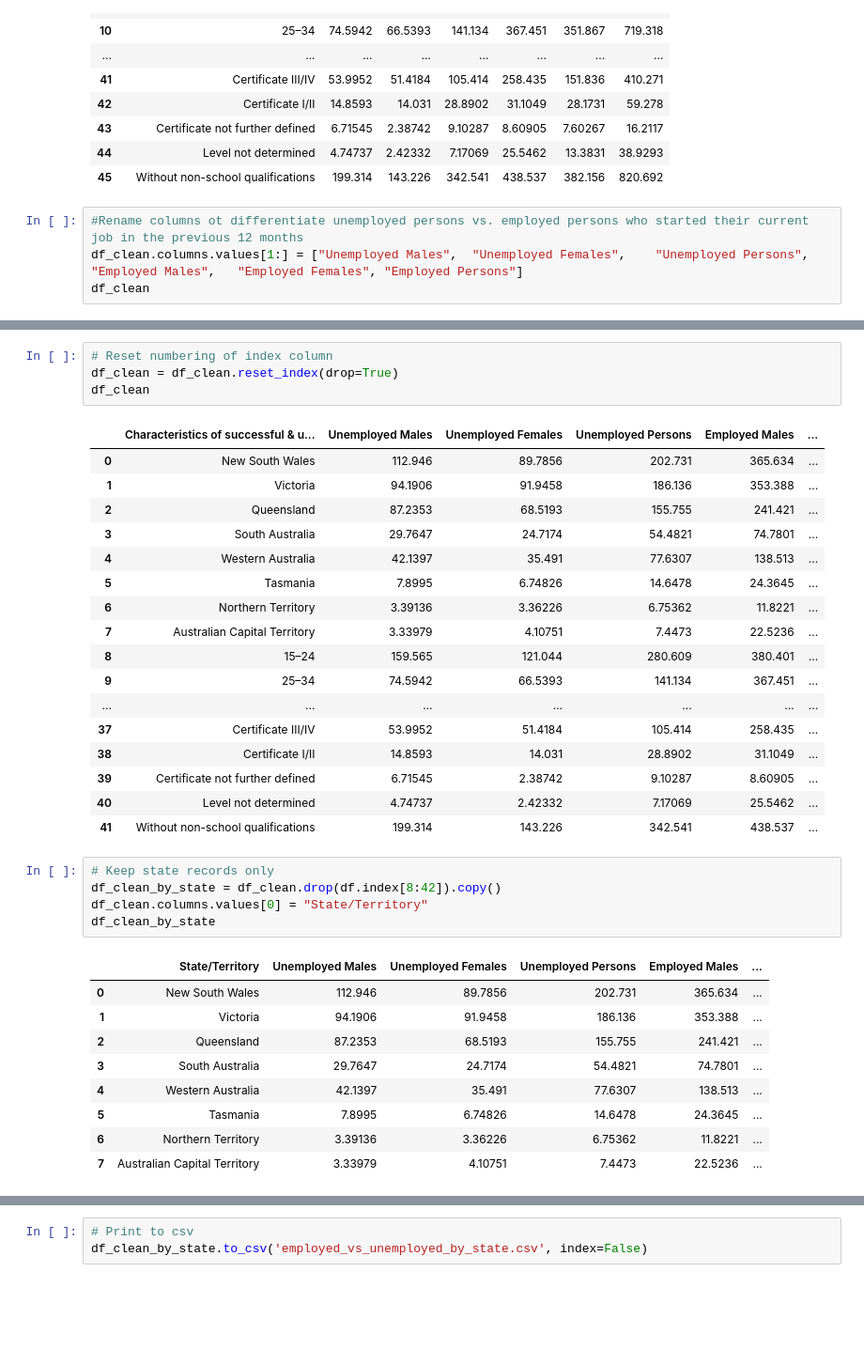
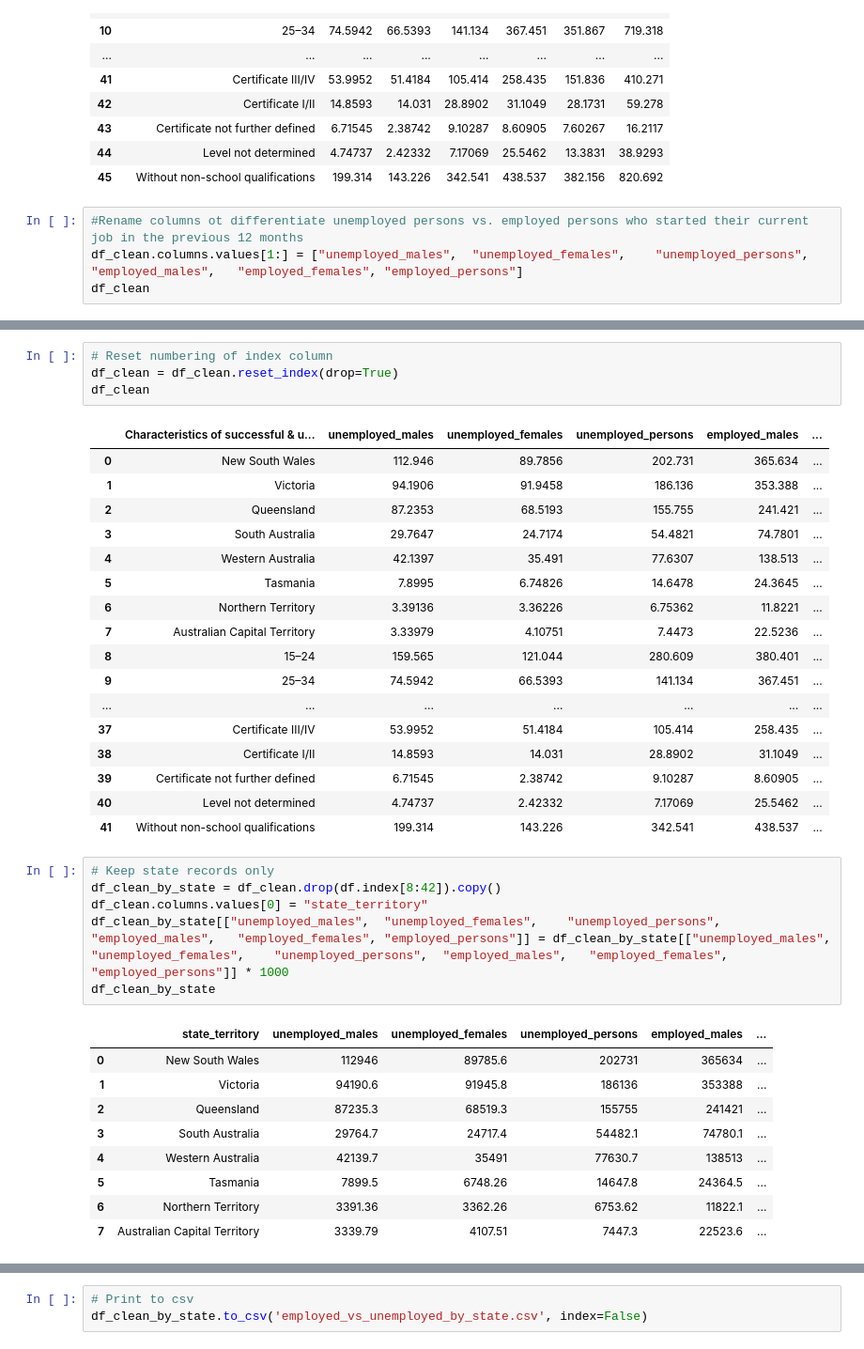
Before and after one commit to dianeyaneza/UWA-Data-Project-2-ETL-SkillsBridge, a Jupyter notebook: char_of_succesful_job_search.ipynb, the cells around one changed output, grey strips where cells are left out. Shown at 94% size. Saved outputs shown, nothing was run; the diff lists cells and outputs as text; blank space fills up the shorter version.

```diff
--- a/char_of_succesful_job_search.ipynb
+++ b/char_of_succesful_job_search.ipynb
@@ -183,6 +183,6 @@ df_clean
 | 45 | Without non-school qualifications | 199.314 | 143.226 | 342.541 | 438.537 | 382.156 | 820.692 |
 # %%
 #Rename columns ot differentiate unemployed persons vs. employed persons who started their current job in the previous 12 months
-df_clean.columns.values[1:] = ["Unemployed Males",	"Unemployed Females",	 "Unemployed Persons",	"Employed Males",	"Employed Females",	"Employed Persons"]
+df_clean.columns.values[1:] = ["unemployed_males",	"unemployed_females",	 "unemployed_persons",	"employed_males",	"employed_females",	"employed_persons"]
 df_clean
 # %% [output]
@@ -208,7 +208,7 @@ df_clean
 df_clean = df_clean.reset_index(drop=True)
 df_clean
 # %% [output]
-|  | Characteristics of successful & u... | Unemployed Males | Unemployed Females | Unemployed Persons | Employed Males | ... |
+|  | Characteristics of successful & u... | unemployed_males | unemployed_females | unemployed_persons | employed_males | ... |
 | 0 | New South Wales | 112.946 | 89.7856 | 202.731 | 365.634 | ... |
 | 1 | Victoria | 94.1906 | 91.9458 | 186.136 | 353.388 | ... |
 | 2 | Queensland | 87.2353 | 68.5193 | 155.755 | 241.421 | ... |
@@ -228,15 +228,16 @@ df_clean
 # %%
 # Keep state records only
 df_clean_by_state = df_clean.drop(df.index[8:42]).copy()
-df_clean.columns.values[0] = "State/Territory"
+df_clean.columns.values[0] = "state_territory"
+df_clean_by_state[["unemployed_males",	"unemployed_females",	 "unemployed_persons",	"employed_males",	"employed_females",	"employed_persons"]] = df_clean_by_state[["unemployed_males",	"unemployed_females",	 "unemployed_persons",	"employed_males",	"employed_females",	"employed_persons"]] * 1000
 df_clean_by_state
 # %% [output]
-|  | State/Territory | Unemployed Males | Unemployed Females | Unemployed Persons | Employed Males | ... |
-| 0 | New South Wales | 112.946 | 89.7856 | 202.731 | 365.634 | ... |
-| 1 | Victoria | 94.1906 | 91.9458 | 186.136 | 353.388 | ... |
-| 2 | Queensland | 87.2353 | 68.5193 | 155.755 | 241.421 | ... |
-| 3 | South Australia | 29.7647 | 24.7174 | 54.4821 | 74.7801 | ... |
-| 4 | Western Australia | 42.1397 | 35.491 | 77.6307 | 138.513 | ... |
-| 5 | Tasmania | 7.8995 | 6.74826 | 14.6478 | 24.3645 | ... |
-| 6 | Northern Territory | 3.39136 | 3.36226 | 6.75362 | 11.8221 | ... |
-| 7 | Australian Capital Territory | 3.33979 | 4.10751 | 7.4473 | 22.5236 | ... |
+|  | state_territory | unemployed_males | unemployed_females | unemployed_persons | employed_males | ... |
+| 0 | New South Wales | 112946 | 89785.6 | 202731 | 365634 | ... |
+| 1 | Victoria | 94190.6 | 91945.8 | 186136 | 353388 | ... |
+| 2 | Queensland | 87235.3 | 68519.3 | 155755 | 241421 | ... |
+| 3 | South Australia | 29764.7 | 24717.4 | 54482.1 | 74780.1 | ... |
+| 4 | Western Australia | 42139.7 | 35491 | 77630.7 | 138513 | ... |
+| 5 | Tasmania | 7899.5 | 6748.26 | 14647.8 | 24364.5 | ... |
+| 6 | Northern Territory | 3391.36 | 3362.26 | 6753.62 | 11822.1 | ... |
+| 7 | Australian Capital Territory | 3339.79 | 4107.51 | 7447.3 | 22523.6 | ... |
```
Also changed, not shown: parts of 6 cells of this notebook, 8 other files.
